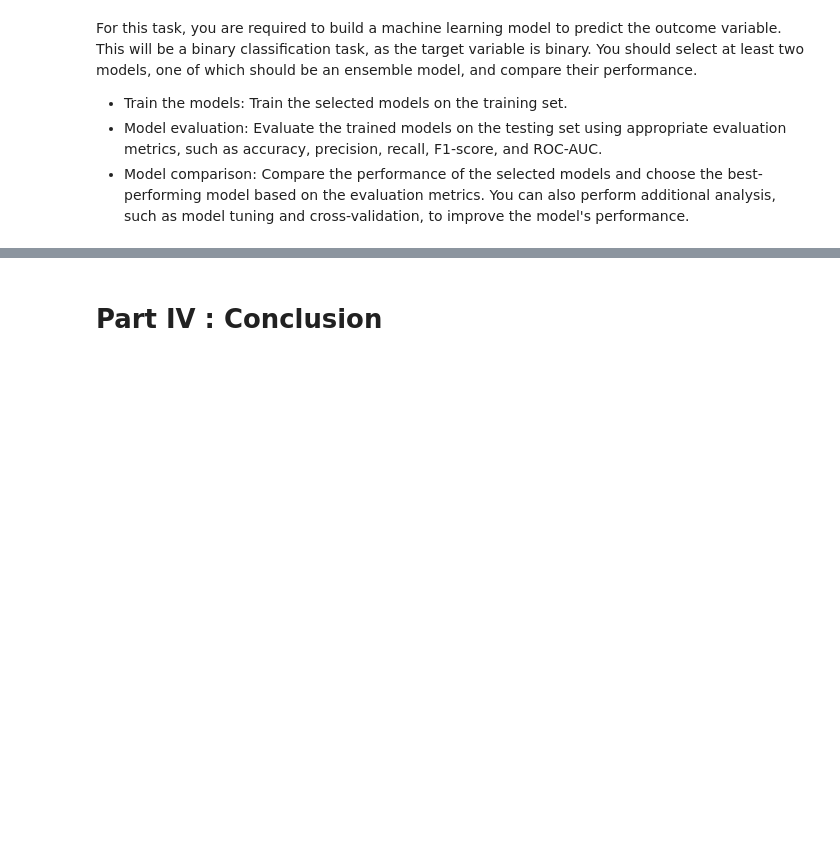
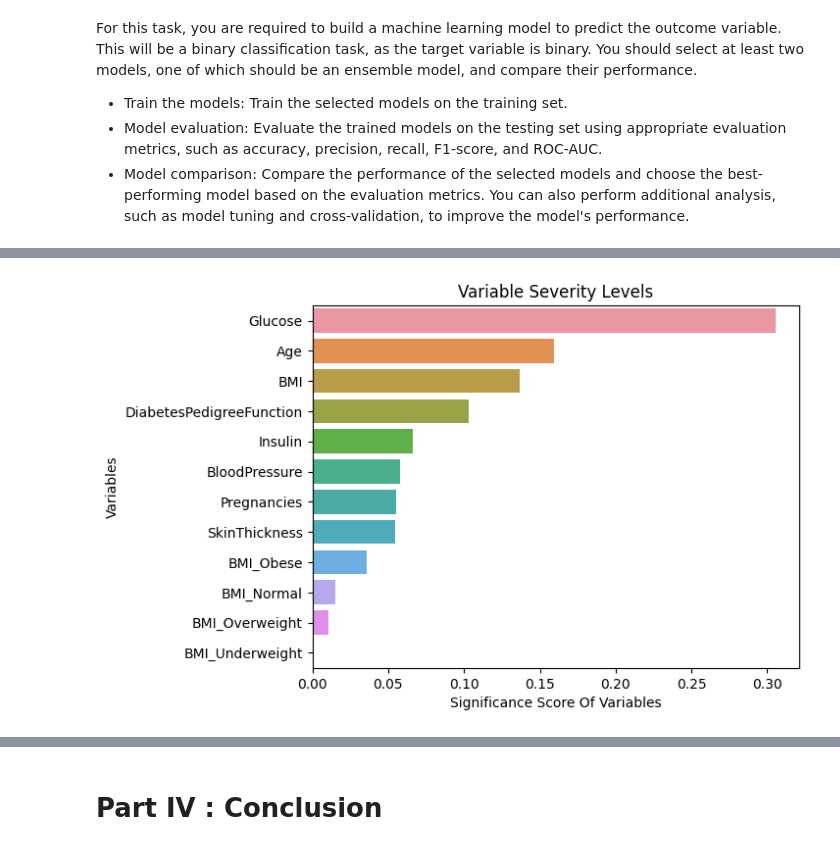
Before and after one commit to serenasunyu/ml-project-supervised-learning, a Jupyter notebook: Supervised Learning - Project.ipynb, the cells around one changed output, grey strips where cells are left out. Cells and saved outputs as stored; diff of their text form; code cells hidden in the pictures; blank space fills up the shorter version.

```diff
--- a/Supervised Learning - Project.ipynb
+++ b/Supervised Learning - Project.ipynb
@@ -234,0 +287,7 @@ Index(['Pregnancies', 'Glucose', 'BloodPressure', 'SkinThickness', 'Insulin',
+# %%
+# One-hot encoding BMI_Category
+df_encoded = pd.get_dummies(df, columns=['BMI_Category'], prefix=['BMI']).astype(float)
+columns_to_convert = ['Pregnancies', 'Age', 'Outcome', 'BMI_Underweight', 'BMI_Normal', 'BMI_Overweight', 'BMI_Obese']
+df_encoded[columns_to_convert] = df_encoded[columns_to_convert].astype(int)
+df= df_encoded
+df
@@ -506,0 +523,16 @@ LogisticRegression(C=10, max_iter=500)
+# %%
+# Final Rnadom Forest Model
+
+rf_tuned = RandomForestClassifier(**best_params_rf)
+rf_tuned = rf_tuned.fit(X_train,y_train)
+# %%
+feature_imp = pd.Series(rf_tuned.feature_importances_,
+                        index=X.columns).sort_values(ascending=False)
+
+sns.barplot(x=feature_imp, y=feature_imp.index)
+plt.xlabel('Significance Score Of Variables')
+plt.ylabel('Variables')
+plt.title("Variable Severity Levels")
+plt.show()
+# %% [output]
+[figure, added]
```
Also changed, not shown: parts of 43 cells of this notebook.
